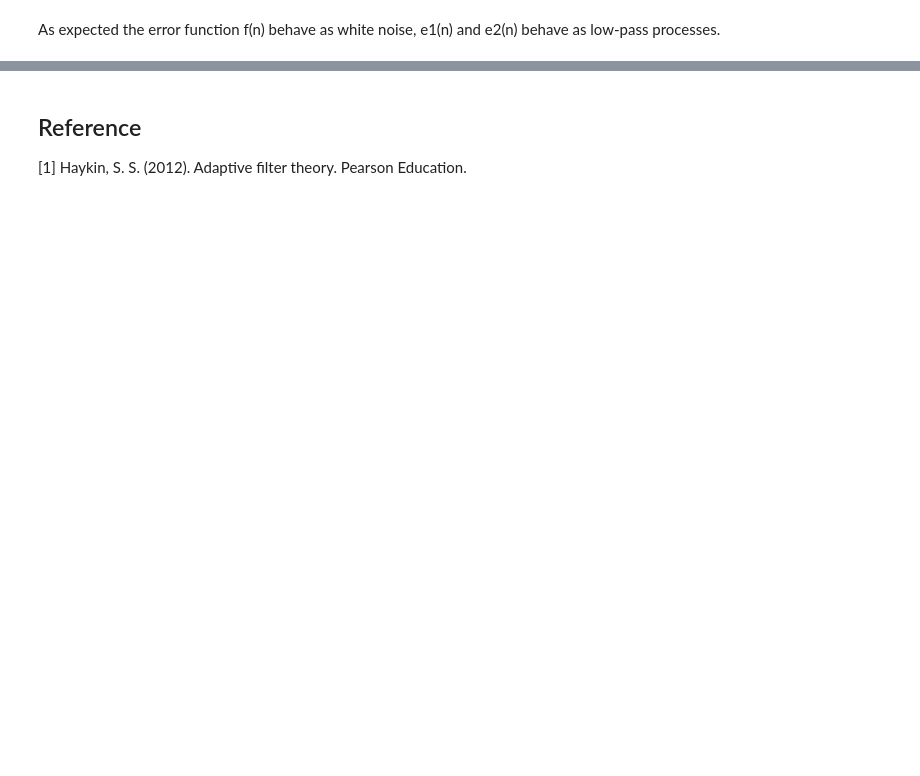
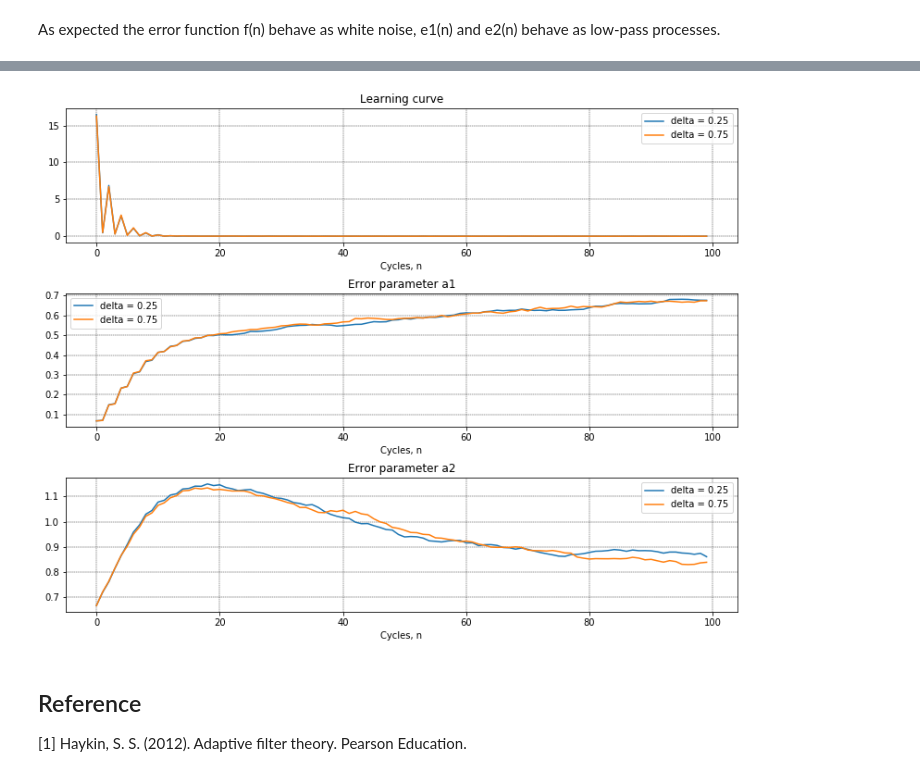
Before and after one commit to natanaelmgomes/AF4_LMS_NLMS, a Jupyter notebook: AF4_LMS_NLMS.ipynb, the cells around one changed output, grey strips where cells are left out. Saved outputs shown, nothing was run; the diff lists cells and outputs as text; code cells hidden in the pictures; blank space fills up the shorter version.

```diff
--- a/AF4_LMS_NLMS.ipynb
+++ b/AF4_LMS_NLMS.ipynb
@@ -469,3 +469,85 @@ plt.show()
+# %%
+# parameters
+mu = 0.2
+delta = 0.25
+
+# 100 Monte Carlo simulations
+carlos = 100
+
+# initialize with zeros
+y = np.zeros((n,carlos))
+e = np.zeros((n,carlos))
+e1k = np.zeros((n,carlos))
+e2k = np.zeros((n,carlos))
+
+# perform delta 1
+for k in range(carlos):
+    signal = aru(n = (n+m), ic = 5, sigma = 0.2)
+    w = np.zeros(m)
+    for i in range(n):
+        # calculating step
+        u = np.array(signal[i:i+m])
+        y[i] = u.dot(w)
+        # updating step
+        e[i,k] = signal[i+m] - y[i,k]
+        mod = u.dot(u)
+        w = w + (mu / (delta + mod) )* u * e[i,k]
+        e1k[i,k] = -a1 - w[0]
+        e2k[i,k] = -a2 - w[1]
+        y[i,k] = u.dot(w)
+
+# Calculate the mean
+f_d1 = np.mean(e ** 2, axis=1)
+e1_d1 = np.mean(e1k ** 2, axis=1)
+e2_d1 = np.mean(e2k ** 2, axis=1)
+
+# parameter
+delta = 0.25
+
+# initialize with zeros
+y = np.zeros((n,carlos))
+e = np.zeros((n,carlos))
+e1k = np.zeros((n,carlos))
+e2k = np.zeros((n,carlos))
+
+# perform delta 1
+for k in range(carlos):
+    signal = aru(n = (n+m), ic = 5, sigma = 0.2)
+    w = np.zeros(m)
+    for i in range(n):
+        # calculating step
+        u = np.array(signal[i:i+m])
+        y[i] = u.dot(w)
+        # updating step
+        e[i,k] = signal[i+m] - y[i,k]
+        mod = u.dot(u)
+        w = w + (mu / (delta + mod) )* u * e[i,k]
+        e1k[i,k] = -a1 - w[0]
+        e2k[i,k] = -a2 - w[1]
+        y[i,k] = u.dot(w)
+
+f_d2 = np.mean(e ** 2, axis=1)
+e1_d2 = np.mean(e1k ** 2, axis=1)
+e2_d2 = np.mean(e2k ** 2, axis=1)
+
+# Plot the Errors
+fig, ax = plt.subplots(3,1,figsize=(13,10))
+ax[0].set_title('Learning curve'.format(dev))
+ax[0].plot(f_d1, label = 'delta = 0.25')
+ax[0].plot(f_d2, label = 'delta = 0.75'), ax[0].legend()
+ax[0].set_xlabel('Cycles, n'), ax[0].grid(linestyle='--',linewidth='0.4', color='black')
+ax[1].set_title('Error parameter a1')
+ax[1].plot(e1_d1, label = 'delta = 0.25')
+ax[1].plot(e1_d2, label = 'delta = 0.75'), ax[1].legend()
+ax[1].set_xlabel('Cycles, n'), ax[1].grid(linestyle='--',linewidth='0.4', color='black')
+ax[2].set_title('Error parameter a2')
+ax[2].plot(e2_d1, label = 'delta = 0.25')
+ax[2].plot(e2_d2, label = 'delta = 0.75'), ax[2].legend()
+ax[2].set_xlabel('Cycles, n'), ax[2].grid(linestyle='--',linewidth='0.4', color='black')
+plt.subplots_adjust(hspace = 0.38, wspace = 0.1)
+plt.show()
+# %% [output]
+[figure, added]
 # %% [markdown]
 ## Reference
 
```
Also changed, not shown: parts of 5 cells of this notebook.
